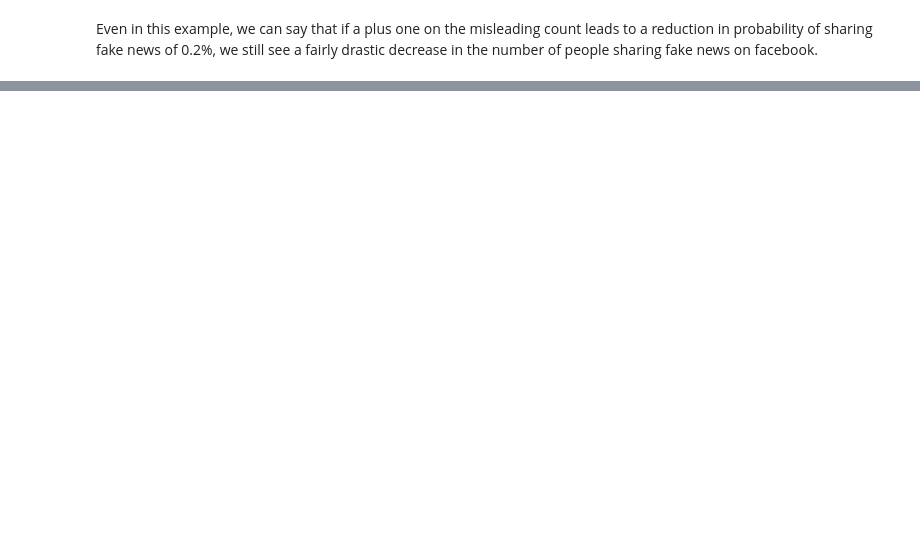
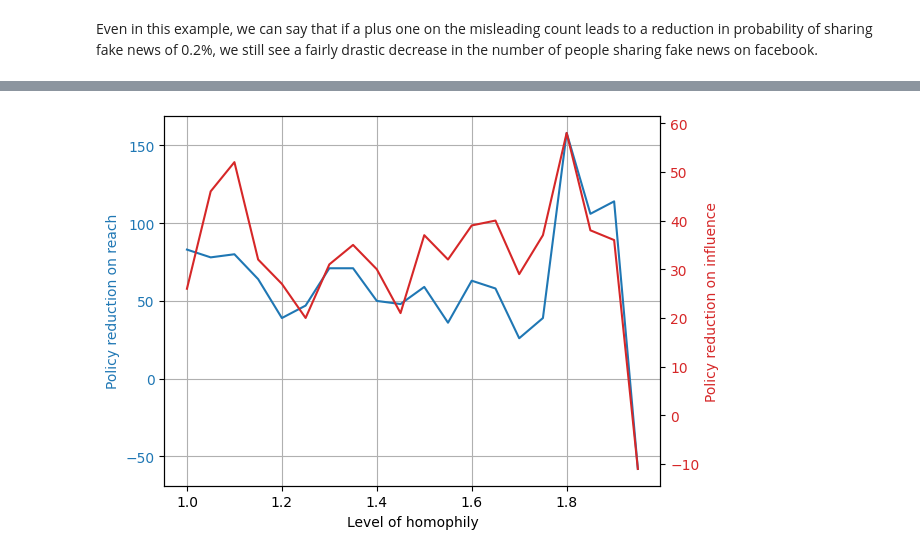
Before and after one commit to ollie-gats/networks1_final_project, a Jupyter notebook: networks_final_project_notebook.ipynb, the cells around one changed output, grey strips where cells are left out. Drawn from its saved outputs; the diff is of its cells as text; code cells hidden in the pictures; blank space fills up the shorter version.

```diff
--- a/networks_final_project_notebook.ipynb
+++ b/networks_final_project_notebook.ipynb
@@ -171,0 +524,14 @@ Even in this example, we can say that if a plus one on the misleading count lead
+# %%
+# For a given graph, sim the misinformation spread and calculate the difference in reach and influence
+def pol_effect(G, pi_left, pi_right, mis_count_scale):
+    G_pol = misinfo_spread(G, pi_left, pi_right, mis_count_scale, missing_count=True, info=False)
+    G_no_pol = misinfo_spread(G, pi_left, pi_right, mis_count_scale, missing_count=False, info=False)
+
+    reach_diff = reach(G_no_pol) - reach(G_pol)
+    influence_diff = influence(G_no_pol) - influence(G_pol)
+
+    return reach_diff, influence_diff
+# %%
+reach_diff, influence_diff = pol_effect(G, 0.7, 0.2)
+print(reach_diff)
+print(influence_diff)
@@ -171,0 +570,3 @@ Even in this example, we can say that if a plus one on the misleading count lead
+# %%
+# Run function
+alpha_list, reach_list, influence_list = vary_alpha(0.8, 0.2, 1)
@@ -171,0 +591,27 @@ Even in this example, we can say that if a plus one on the misleading count lead
+# %%
+# Plot function
+
+def plot_alpha_vary(alpha_list, reach_list, influence_list):
+    import matplotlib.pyplot as plt
+    fig, ax1 = plt.subplots()
+
+    color = 'tab:blue'
+    ax1.set_xlabel('Level of homophily')
+    ax1.set_ylabel('Policy reduction on reach', color=color)
+    ax1.plot(alpha_list, reach_list, color=color)
+    ax1.tick_params(axis='y', labelcolor=color)
+
+    ax2 = ax1.twinx()
+
+    color = 'tab:red'
+    ax2.set_ylabel('Policy reduction on influence', color=color)
+    ax2.plot(alpha_list, influence_list, color=color)
+    ax2.tick_params(axis='y', labelcolor=color)
+
+    ax1.grid(True)
+
+    plt.show()
+# %%
+plot_alpha_vary(alpha_list, reach_list, influence_list)
+# %% [output]
+[figure, added]
```
Also changed, not shown: parts of 45 cells of this notebook.
